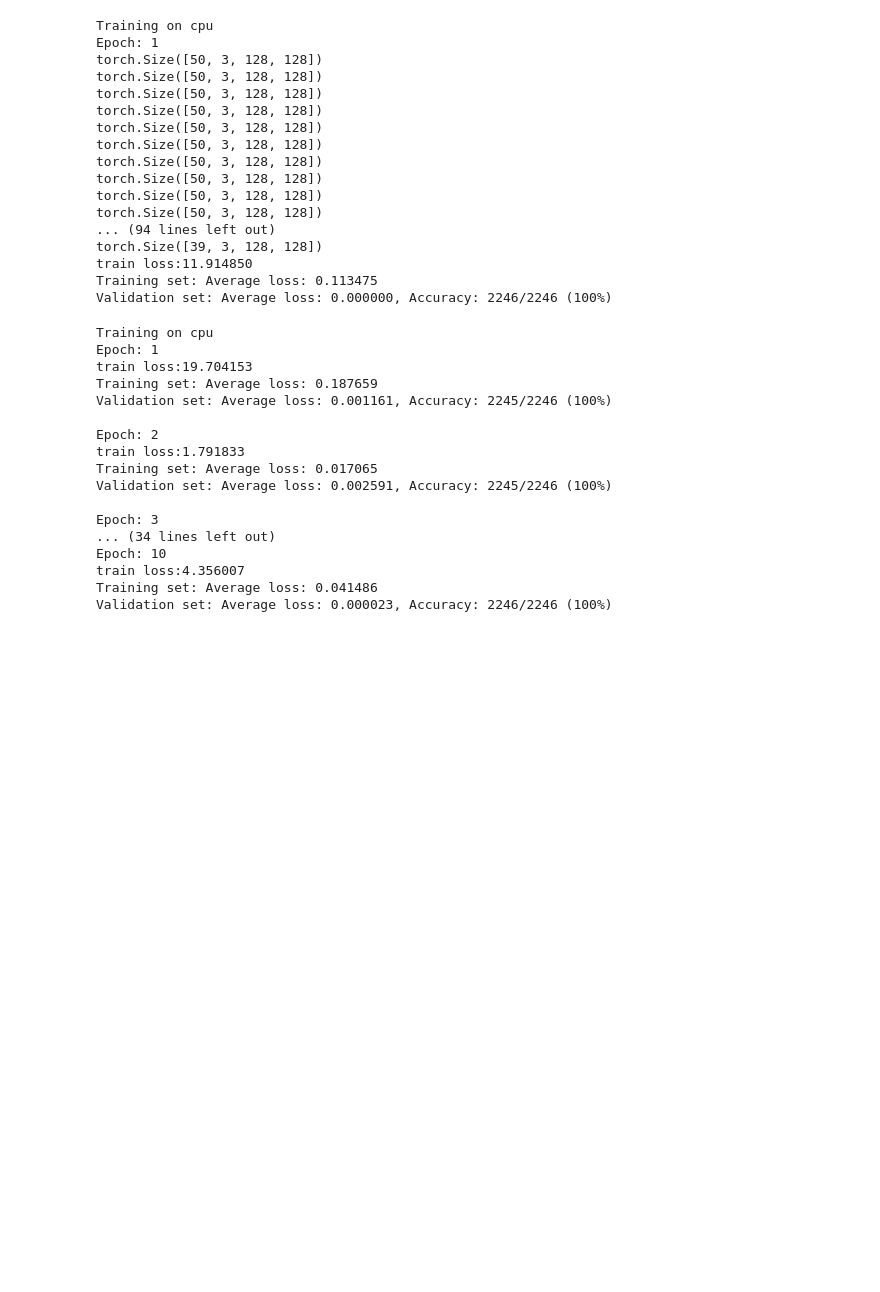
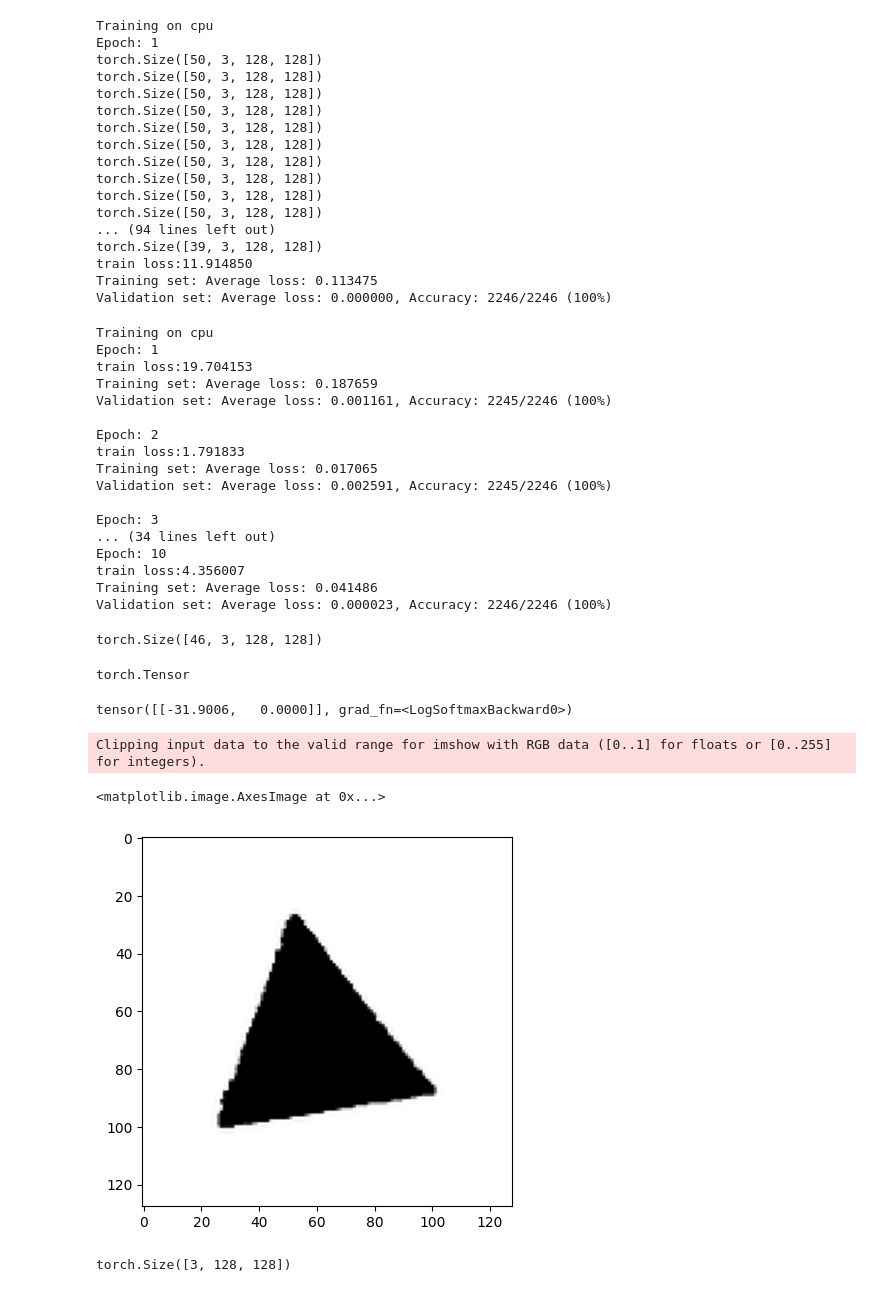
Before and after one commit to ninsaini1/DeepDream_Implement, a Jupyter notebook: model_training.ipynb, the cells around one changed output. Drawn from its saved outputs; the diff is of its cells as text; code cells hidden in the pictures; blank space fills up the shorter version.

Commit message:
For results without using transformation on image

```diff
--- a/model_training.ipynb
+++ b/model_training.ipynb
@@ -343,0 +350,14 @@ torch.save(model.state_dict(), path)
+# %%
+for data, target in test_loader:
+    data, target = data.to(device), target.to(device)
+    img = data
+# %%
+img.shape
+# %% [output]
+torch.Size([46, 3, 128, 128])
+# %%
+img = data[45]
+# %%
+type(img)
+# %% [output]
+torch.Tensor
@@ -343,0 +366,11 @@ torch.save(model.state_dict(), path)
+# %%
+out
+# %% [output]
+tensor([[-31.9006,   0.0000]], grad_fn=<LogSoftmaxBackward0>)
+# %%
+temp = np.moveaxis(img.to('cpu').detach().numpy(), 0, 2)
+plt.imshow(temp)
+# %% [output]
+Clipping input data to the valid range for imshow with RGB data ([0..1] for floats or [0..255] for integers).
+<matplotlib.image.AxesImage at 0x...>
+[figure, added]
@@ -343,0 +386,4 @@ torch.save(model.state_dict(), path)
+# %%
+torch_tensor.shape
+# %% [output]
+torch.Size([3, 128, 128])
```
Also changed, not shown: parts of 13 cells of this notebook, 18 other files.
